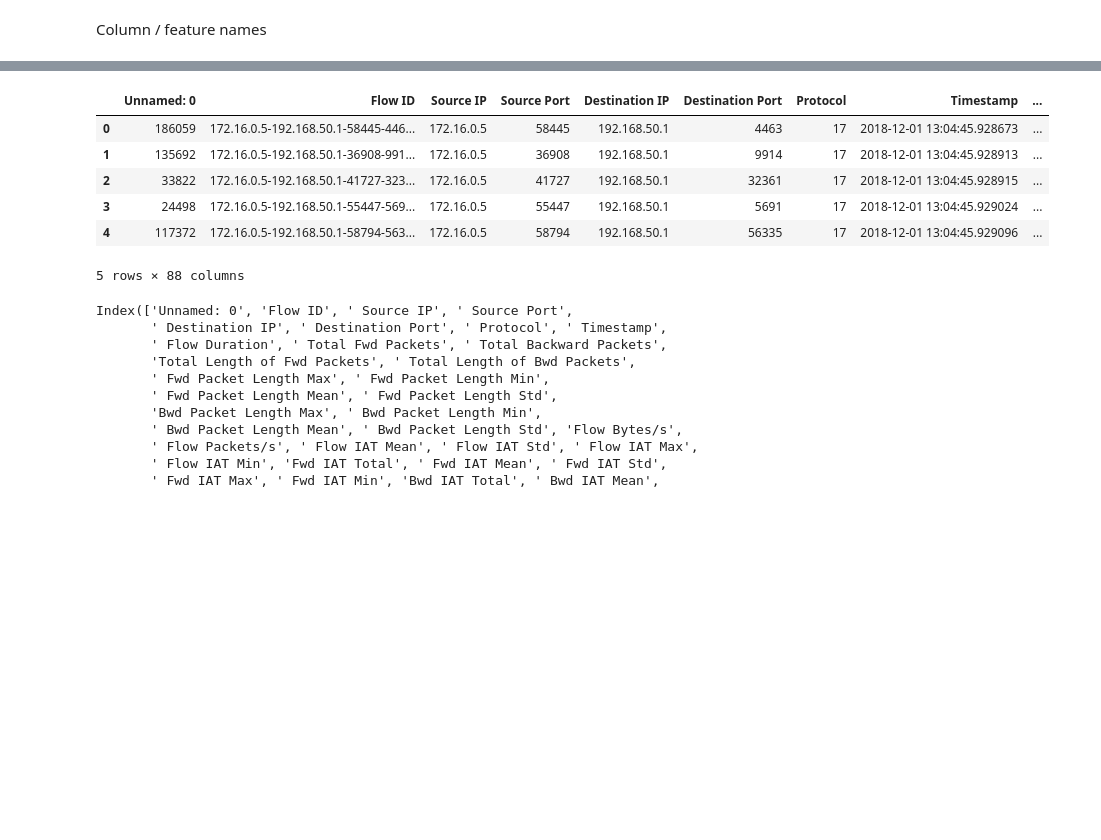
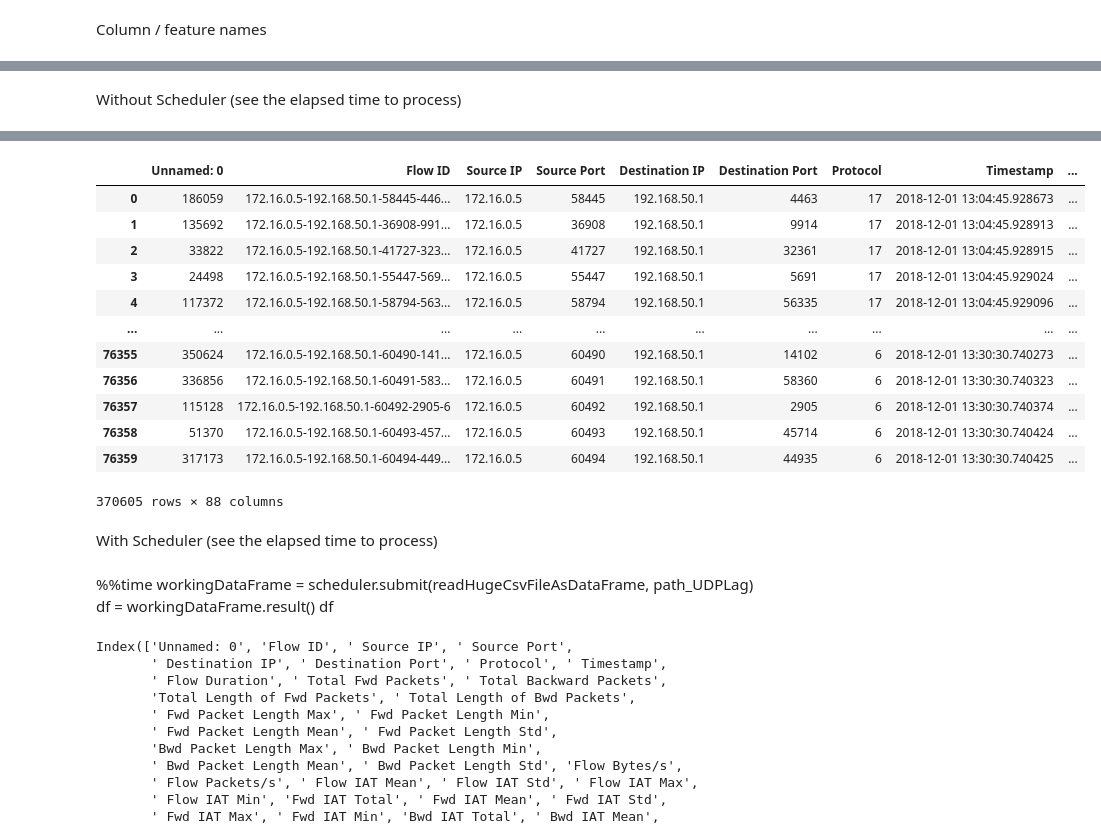
Before and after one commit to Thesis-on-Cyber-Security/Thesis-on-DDOS, a Jupyter notebook: Data-PreProcessing/Read_Data.ipynb, the cells around one changed output, grey strips where cells are left out. Drawn from its saved outputs; the diff is of its cells as text; code cells hidden in the pictures; blank space fills up the shorter version.

```diff
--- a/Data-PreProcessing/Read_Data.ipynb
+++ b/Data-PreProcessing/Read_Data.ipynb
@@ -265,8 +273,9 @@ Wall time: 4.63 s
 | Client Scheduler: tcp://127.0.0.1... | Cluster Workers: 4 Cores: 4 Memor... |
+# %% [markdown]
+Without Scheduler (see the elapsed time to process)
 # %%
 %%time
-# workingDataFrame = scheduler.submit(readHugeCsvFileAsDataFrame, path_UDPLag)
-# df = workingDataFrame.result()
 workingDataFrame = readHugeCsvFileAsDataFrame(path_UDPLag)
-workingDataFrame.describe()
+# workingDataFrame.describe()
+workingDataFrame
 # %% [output]
@@ -274,10 +283,23 @@ Wall time: 13.8 s
 |  | Unnamed: 0 | Flow ID | Source IP | Source Port | Destination IP | Destination Port | Protocol | Timestamp | ... |
 | 0 | 186059 | 172.16.0.5-192.168.50.1-58445-446... | 172.16.0.5 | 58445 | 192.168.50.1 | 4463 | 17 | 2018-12-01 13:04:45.928673 | ... |
 | 1 | 135692 | 172.16.0.5-192.168.50.1-36908-991... | 172.16.0.5 | 36908 | 192.168.50.1 | 9914 | 17 | 2018-12-01 13:04:45.928913 | ... |
 | 2 | 33822 | 172.16.0.5-192.168.50.1-41727-323... | 172.16.0.5 | 41727 | 192.168.50.1 | 32361 | 17 | 2018-12-01 13:04:45.928915 | ... |
 | 3 | 24498 | 172.16.0.5-192.168.50.1-55447-569... | 172.16.0.5 | 55447 | 192.168.50.1 | 5691 | 17 | 2018-12-01 13:04:45.929024 | ... |
 | 4 | 117372 | 172.16.0.5-192.168.50.1-58794-563... | 172.16.0.5 | 58794 | 192.168.50.1 | 56335 | 17 | 2018-12-01 13:04:45.929096 | ... |
+| ... | ... | ... | ... | ... | ... | ... | ... | ... | ... |
+| 76355 | 350624 | 172.16.0.5-192.168.50.1-60490-141... | 172.16.0.5 | 60490 | 192.168.50.1 | 14102 | 6 | 2018-12-01 13:30:30.740273 | ... |
+| 76356 | 336856 | 172.16.0.5-192.168.50.1-60491-583... | 172.16.0.5 | 60491 | 192.168.50.1 | 58360 | 6 | 2018-12-01 13:30:30.740323 | ... |
+| 76357 | 115128 | 172.16.0.5-192.168.50.1-60492-2905-6 | 172.16.0.5 | 60492 | 192.168.50.1 | 2905 | 6 | 2018-12-01 13:30:30.740374 | ... |
+| 76358 | 51370 | 172.16.0.5-192.168.50.1-60493-457... | 172.16.0.5 | 60493 | 192.168.50.1 | 45714 | 6 | 2018-12-01 13:30:30.740424 | ... |
+| 76359 | 317173 | 172.16.0.5-192.168.50.1-60494-449... | 172.16.0.5 | 60494 | 192.168.50.1 | 44935 | 6 | 2018-12-01 13:30:30.740425 | ... |
-5 rows × 88 columns
+370605 rows × 88 columns
+# %% [markdown]
+With Scheduler (see the elapsed time to process)
+# %% [markdown]
+%%time
+workingDataFrame = scheduler.submit(readHugeCsvFileAsDataFrame, path_UDPLag)
+df = workingDataFrame.result()
+df
 # %%
 workingDataFrame.columns
 # %% [output]
```
Also changed, not shown: parts of 24 cells of this notebook, 5 other files.
